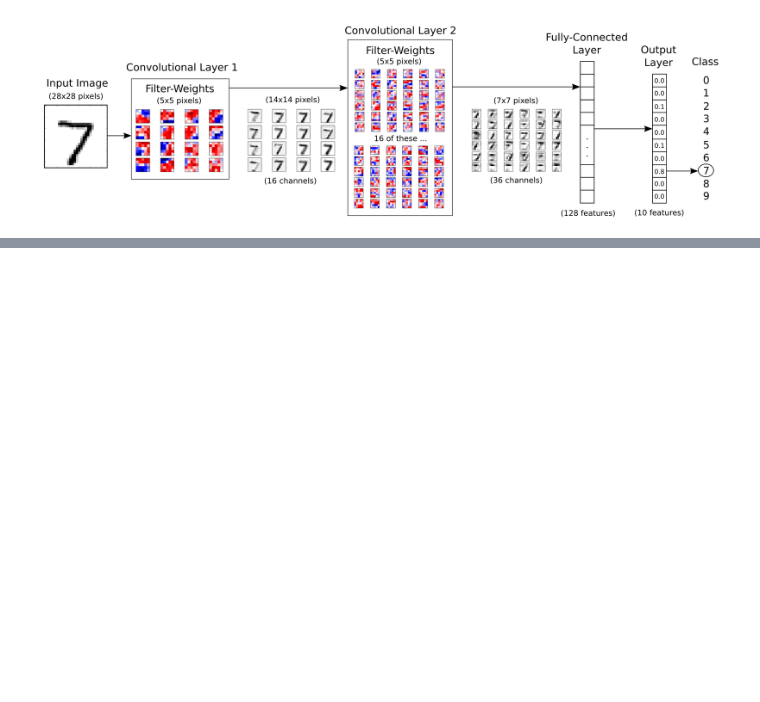
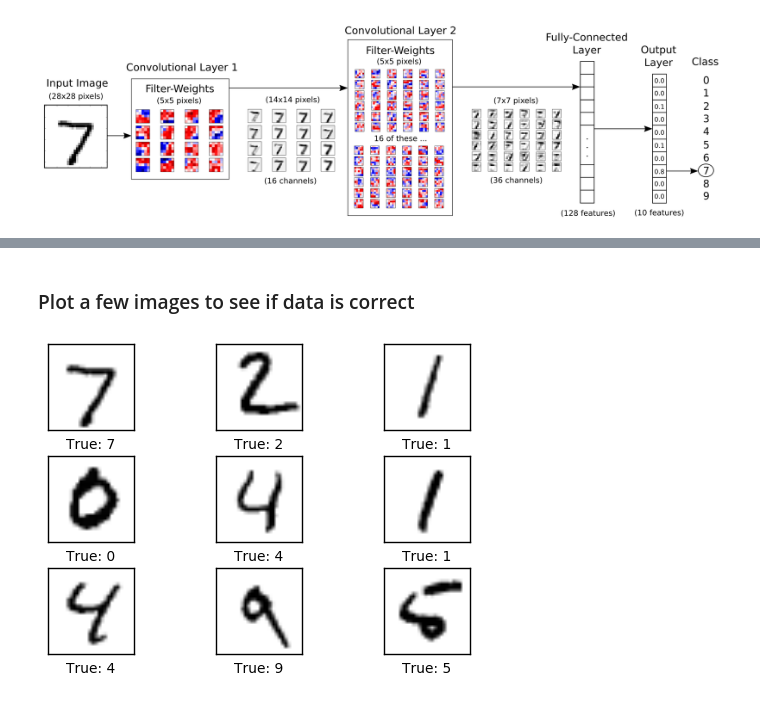
Before and after one commit to Kidel/Deep-Learning-CNN-for-Image-Recognition, a Jupyter notebook: 02_ConvolutionalNeuralNetwork-OCR.ipynb, the cells around one changed output, grey strips where cells are left out. Saved outputs shown, nothing was run; the diff lists cells and outputs as text; code cells hidden in the pictures; blank space fills up the shorter version.

```diff
--- a/02_ConvolutionalNeuralNetwork-OCR.ipynb
+++ b/02_ConvolutionalNeuralNetwork-OCR.ipynb
@@ -31,0 +82,3 @@ Note that the computation in $TensorFlow$ is actually done on a batch of images
+# %%
+from tensorflow.examples.tutorials.mnist import input_data
+data = input_data.read_data_sets('data/MNIST/', one_hot=True)
@@ -31,0 +102,2 @@ Note that the computation in $TensorFlow$ is actually done on a batch of images
+# %%
+data.test.cls = np.argmax(data.test.labels, axis=1)
@@ -31,0 +124,41 @@ Note that the computation in $TensorFlow$ is actually done on a batch of images
+# %%
+def plot_images(images, cls_true, cls_pred=None):
+    assert len(images) == len(cls_true) == 9
+
+    # Create figure with 3x3 sub-plots.
+    fig, axes = plt.subplots(3, 3)
+    fig.subplots_adjust(hspace=0.3, wspace=0.3)
+
+    for i, ax in enumerate(axes.flat):
+        # Plot image.
+        ax.imshow(images[i].reshape(img_shape), cmap='binary')
+
+        # Show true and predicted classes.
+        if cls_pred is None:
+            xlabel = "True: {0}".format(cls_true[i])
+        else:
+            xlabel = "True: {0}, Pred: {1}".format(cls_true[i], cls_pred[i])
+
+        # Show the classes as the label on the x-axis.
+        ax.set_xlabel(xlabel)
+
+        # Remove ticks from the plot.
+        ax.set_xticks([])
+        ax.set_yticks([])
+
+    # Ensure the plot is shown correctly with multiple plots
+    # in a single Notebook cell.
+    plt.show()
+# %% [markdown]
+### Plot a few images to see if data is correct
+# %%
+# Get the first images from the test-set.
+images = data.test.images[0:9]
+
+# Get the true classes for those images.
+cls_true = data.test.cls[0:9]
+
+# Plot the images and labels using our helper-function above.
+plot_images(images=images, cls_true=cls_true)
+# %% [output]
+[figure, added]
```
Also changed, not shown: parts of 64 cells of this notebook, 1 other file.
